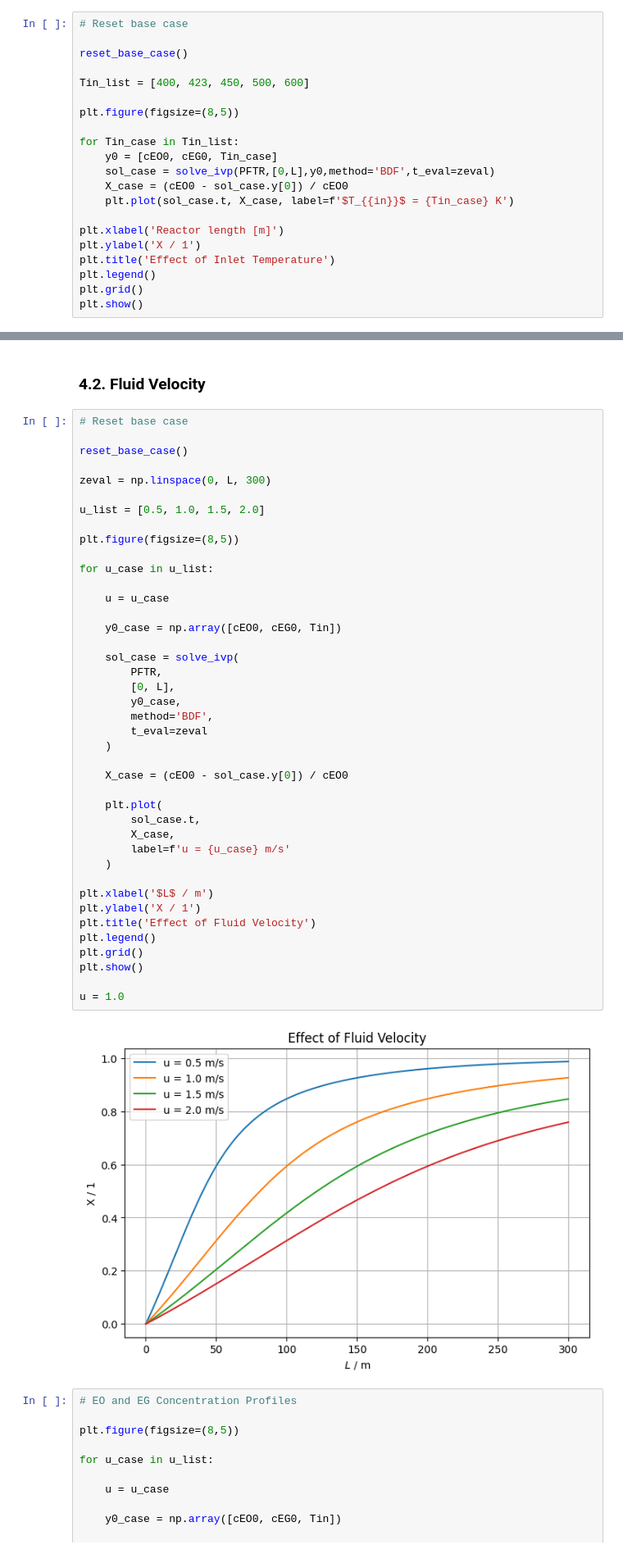
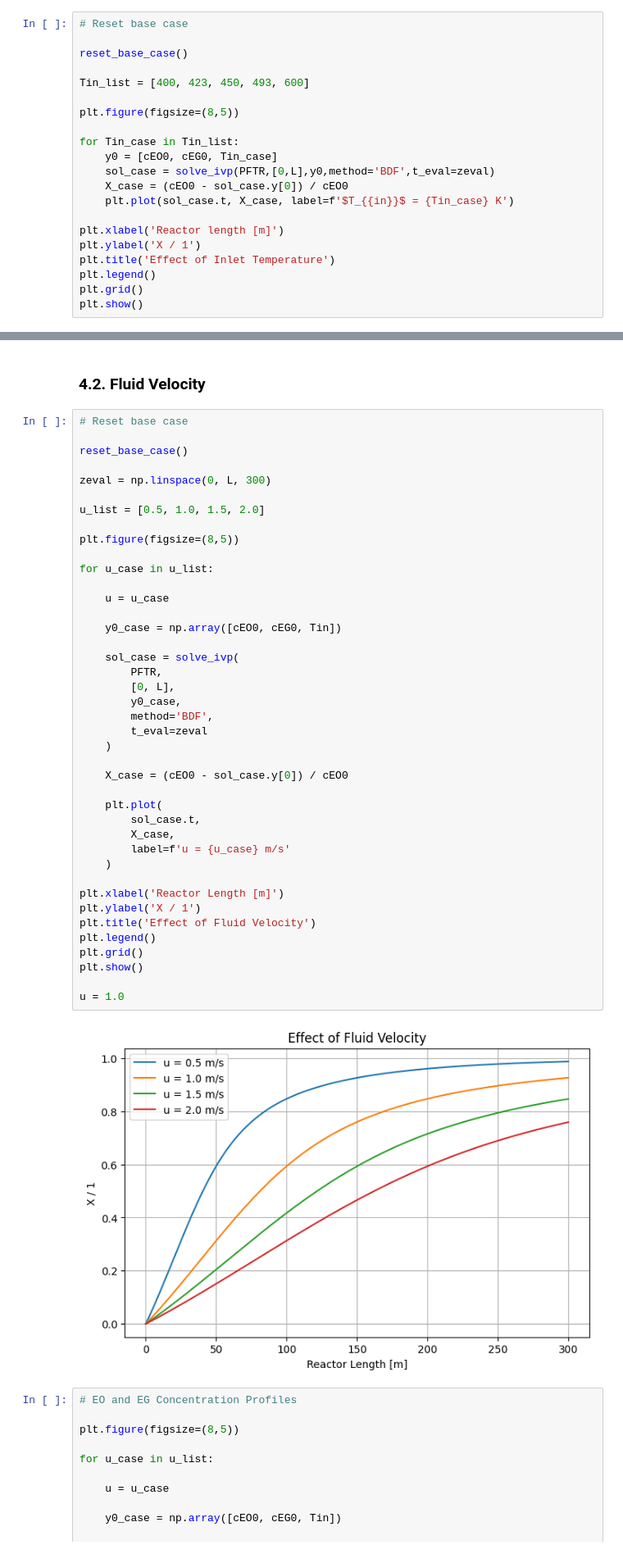
Before and after one commit to ivanna1398-dotcom/CRE-Assignment-3, a Jupyter notebook: Group 6 Assignment 3.0.ipynb, the cells around one changed output, grey strips where cells are left out. Shown at 82% size. Saved outputs shown, nothing was run; the diff lists cells and outputs as text.

```diff
--- a/Group 6 Assignment 3.0.ipynb
+++ b/Group 6 Assignment 3.0.ipynb
@@ -323,7 +398,7 @@ At first the inlet temperature is variied and the effect of different inlet temp
 
 reset_base_case()
 
-Tin_list = [400, 423, 450, 500, 600]
+Tin_list = [400, 423, 450, 493, 600]
 
 plt.figure(figsize=(8,5))
 
@@ -427,35 +502,35 @@ plt.figure(figsize=(8,5))
 for u_case in u_list:
 
     u = u_case
 
     y0_case = np.array([cEO0, cEG0, Tin])
 
     sol_case = solve_ivp(
         PFTR,
         [0, L],
         y0_case,
         method='BDF',
         t_eval=zeval
     )
 
     X_case = (cEO0 - sol_case.y[0]) / cEO0
 
     plt.plot(
         sol_case.t,
         X_case,
         label=f'u = {u_case} m/s'
     )
 
-plt.xlabel('$L$ / m')
+plt.xlabel('Reactor Length [m]')
 plt.ylabel('X / 1')
 plt.title('Effect of Fluid Velocity')
 plt.legend()
 plt.grid()
 plt.show()
 
 u = 1.0
 # %% [output]
-[figure, old version]
+[figure, new version]
 # %%
 # EO and EG Concentration Profiles
 
```
Also changed, not shown: parts of 10 cells of this notebook.
